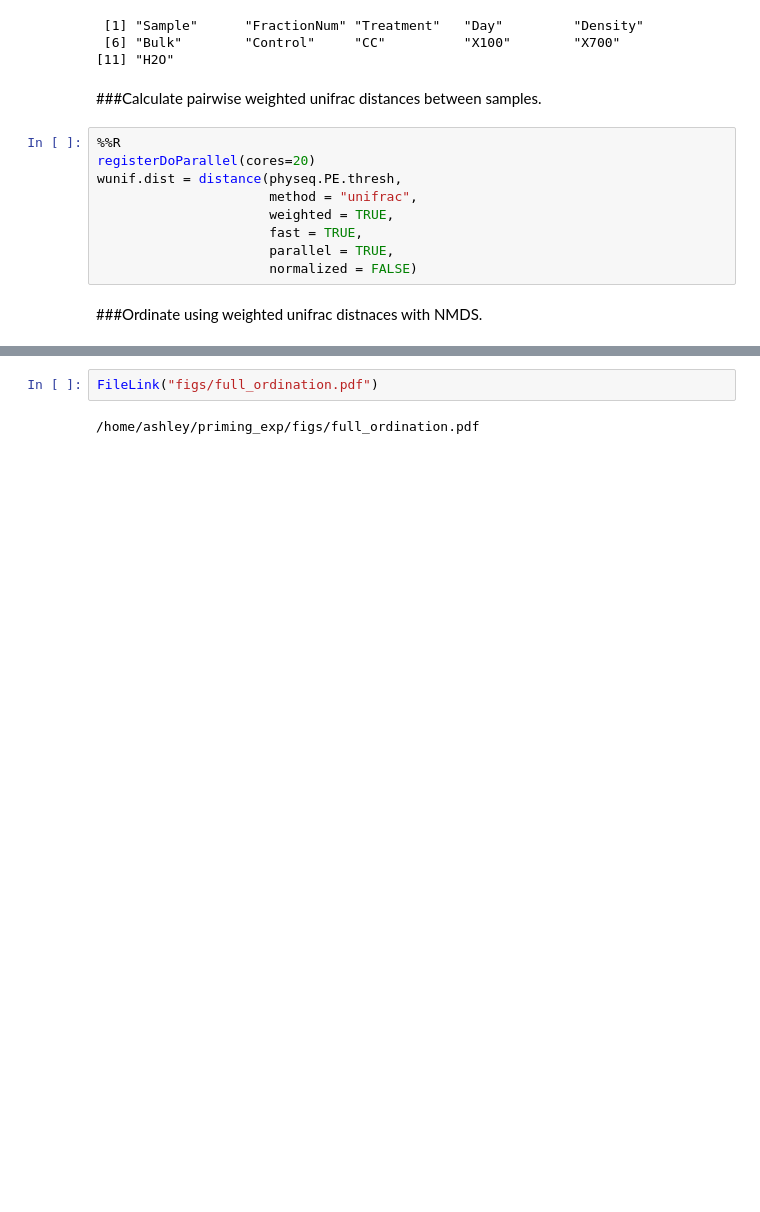
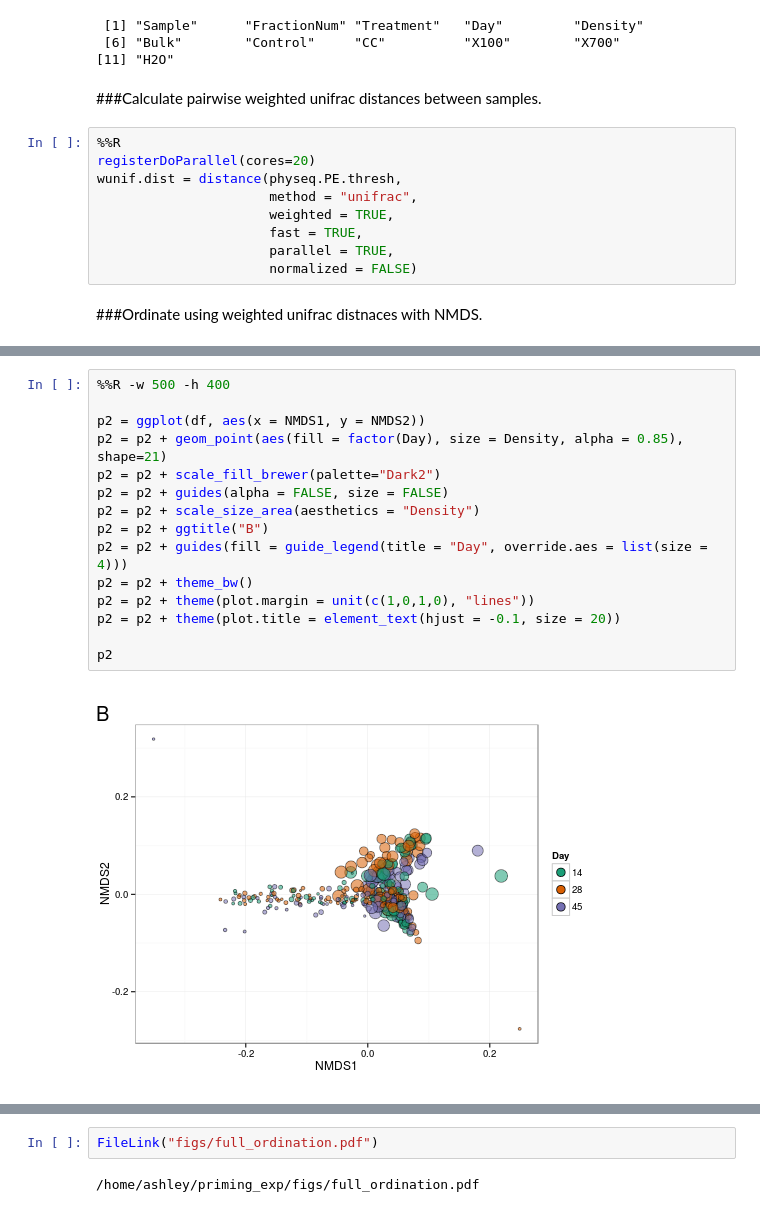
Before and after one commit to acampbellina/priming, a Jupyter notebook: ordination_all.ipynb, the cells around one changed output, grey strips where cells are left out. Cells and saved outputs as stored; diff of their text form; blank space fills up the shorter version.

```diff
--- a/ordination_all.ipynb
+++ b/ordination_all.ipynb
@@ -133,0 +117,17 @@ NULL
+# %%
+%%R -w 500 -h 400
+
+p2 = ggplot(df, aes(x = NMDS1, y = NMDS2))
+p2 = p2 + geom_point(aes(fill = factor(Day), size = Density, alpha = 0.85), shape=21)
+p2 = p2 + scale_fill_brewer(palette="Dark2")
+p2 = p2 + guides(alpha = FALSE, size = FALSE)
+p2 = p2 + scale_size_area(aesthetics = "Density")
+p2 = p2 + ggtitle("B")
+p2 = p2 + guides(fill = guide_legend(title = "Day", override.aes = list(size = 4)))
+p2 = p2 + theme_bw()
+p2 = p2 + theme(plot.margin = unit(c(1,0,1,0), "lines"))
+p2 = p2 + theme(plot.title = element_text(hjust = -0.1, size = 20))
+
+p2
+# %% [output]
+[figure, added]
```
Also changed, not shown: parts of 7 cells of this notebook, 11 other files.
